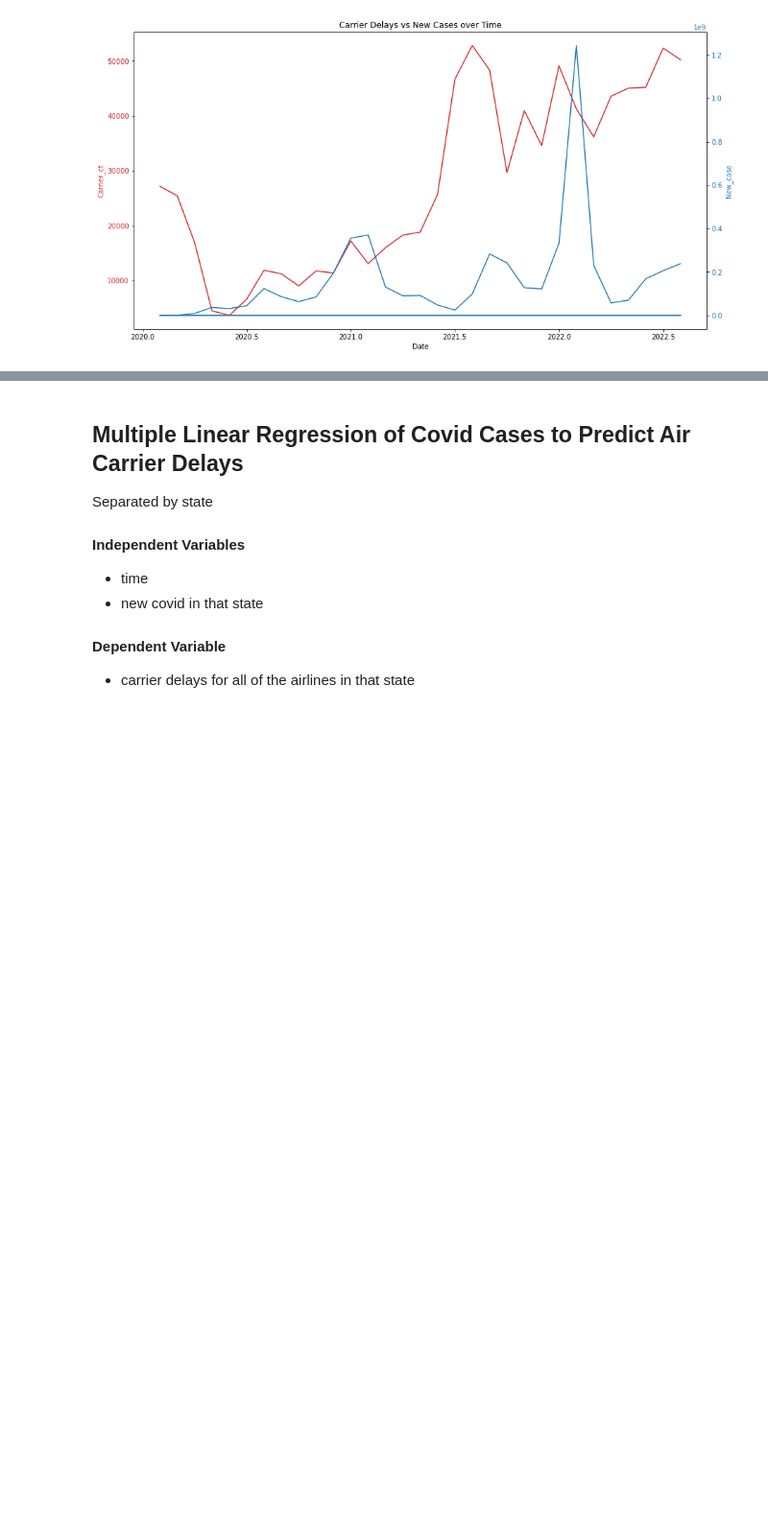
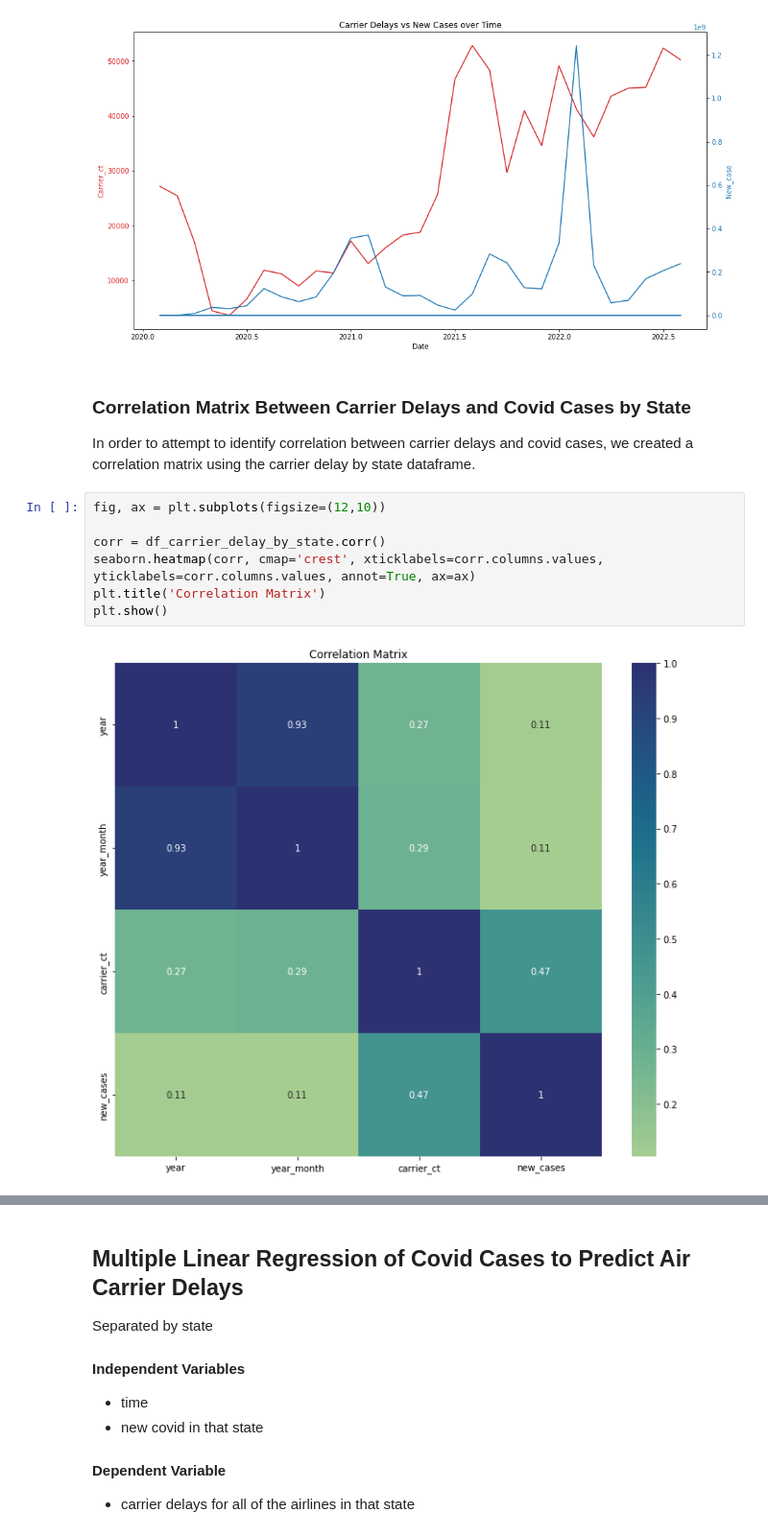
Before and after one commit to maddiklancher/2950Project, a Jupyter notebook: project2950-phase5.ipynb, the cells around one changed output, grey strips where cells are left out. Shown at 96% size. Drawn from its saved outputs; the diff is of its cells as text; blank space fills up the shorter version.

Commit message:
data descriptions and changes to visualizations

```diff
--- a/project2950-phase5.ipynb
+++ b/project2950-phase5.ipynb
@@ -766,6 +781,19 @@ plt.title('Carrier Delays vs New Cases over Time')
 plt.show()
 # %% [output]
 [figure]
+# %% [markdown]
+### Correlation Matrix Between Carrier Delays and Covid Cases by State
+
+In order to attempt to identify correlation between carrier delays and covid cases, we created a correlation matrix using the carrier delay by state dataframe.
+# %%
+fig, ax = plt.subplots(figsize=(12,10))
+
+corr = df_carrier_delay_by_state.corr()
+seaborn.heatmap(corr, cmap='crest', xticklabels=corr.columns.values, yticklabels=corr.columns.values, annot=True, ax=ax)
+plt.title('Correlation Matrix')
+plt.show()
+# %% [output]
+[figure, added]
 # %% [markdown]
 ### Interpretation of Visualization Above
 
```
Also changed, not shown: parts of 8 cells of this notebook.
